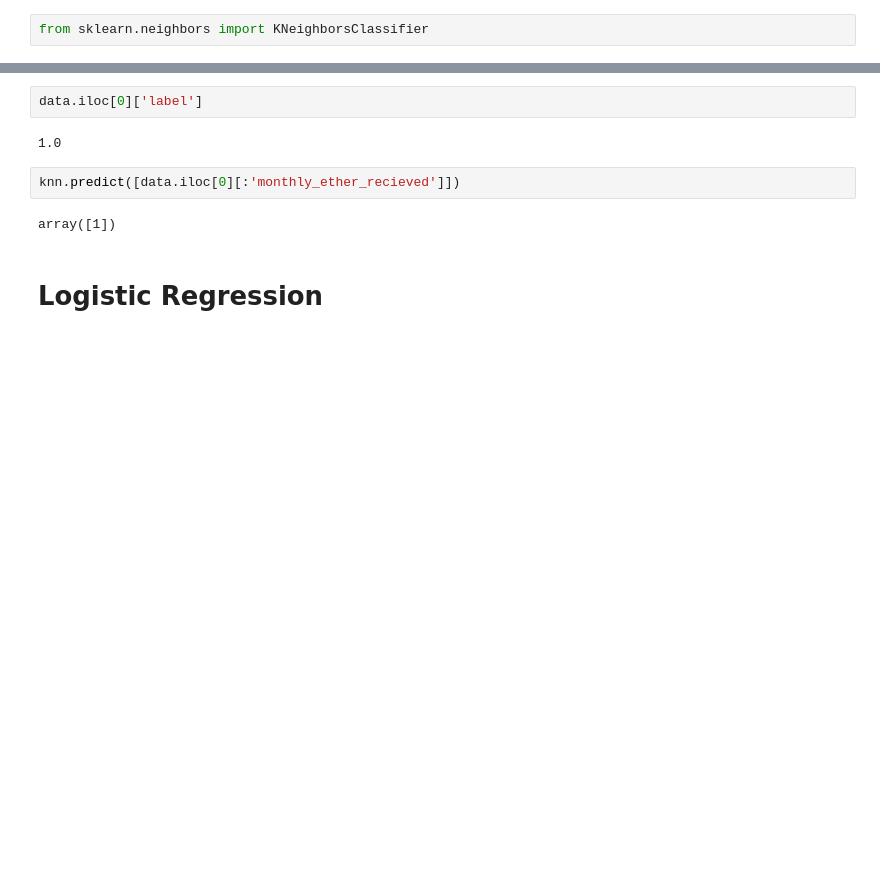
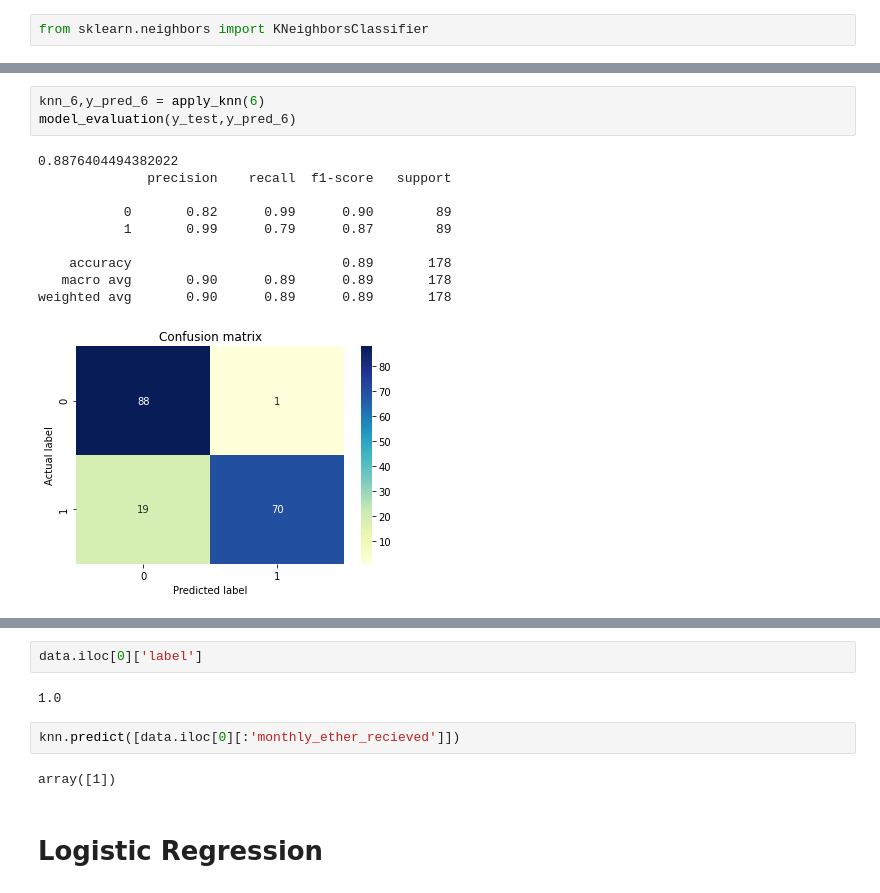
Before and after one commit to m-shilpa/ethereum-data-analysis, a Jupyter notebook: Malicious_Address_Prediction/Algorithms.ipynb, the cells around one changed output, grey strips where cells are left out. Drawn from its saved outputs; the diff is of its cells as text; blank space fills up the shorter version.

```diff
--- a/Malicious_Address_Prediction/Algorithms.ipynb
+++ b/Malicious_Address_Prediction/Algorithms.ipynb
@@ -161,0 +229,14 @@ weighted avg       0.88      0.87      0.86       178
+# %%
+knn_6,y_pred_6 = apply_knn(6)
+model_evaluation(y_test,y_pred_6)
+# %% [output]
+0.8876404494382022
+              precision    recall  f1-score   support
+
+           0       0.82      0.99      0.90        89
+           1       0.99      0.79      0.87        89
+
+    accuracy                           0.89       178
+   macro avg       0.90      0.89      0.89       178
+weighted avg       0.90      0.89      0.89       178
+[figure, added]
```
Also changed, not shown: parts of 14 cells of this notebook.
